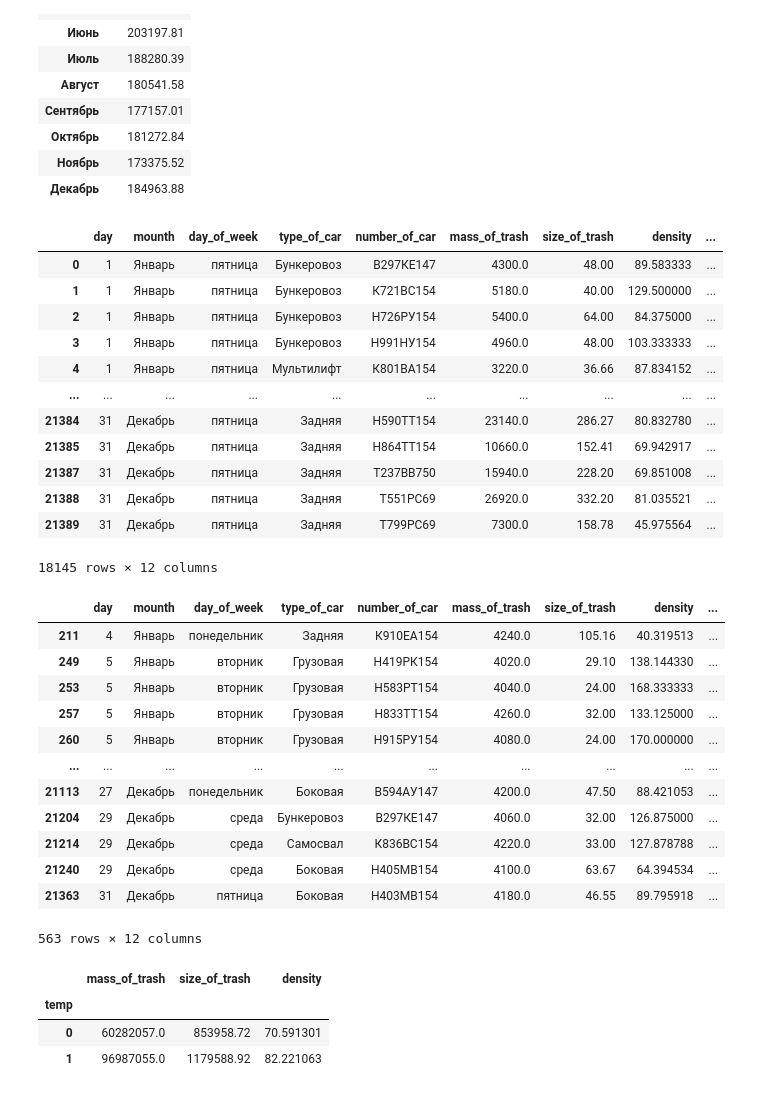
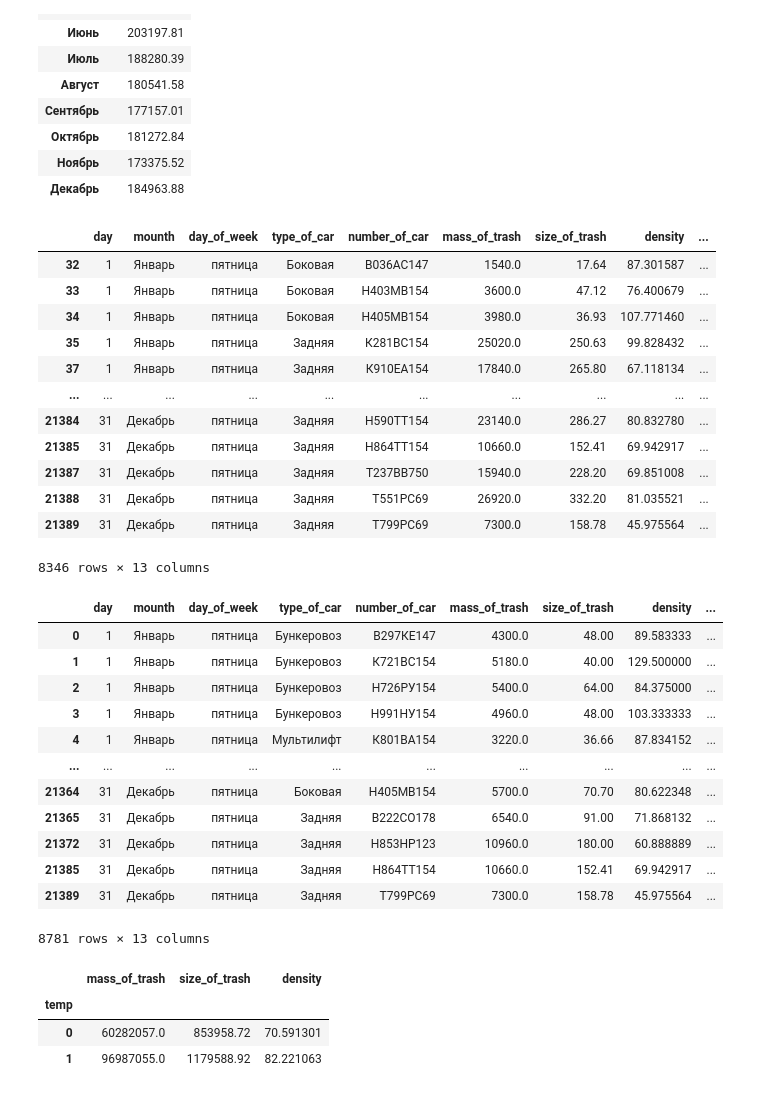
Before and after one commit to ssd2008/GMW, a Jupyter notebook: BMM.ipynb, the cells around one changed output. Drawn from its saved outputs; the diff is of its cells as text; code cells hidden in the pictures.

```diff
--- a/BMM.ipynb
+++ b/BMM.ipynb
@@ -358,8 +368,6 @@ bd.pivot_table(index='mounth', values='mass_of_trash', aggfunc='sum', sort=False
 | Октябрь | 15029407.0 |
 | Ноябрь | 13470460.0 |
 | Декабрь | 12943293.0 |
-# %%
-bd['baki'] = bd['size_of_trash']*0.86/1.1
 # %%
 bd = bd.drop('baki', axis=1)
 # %%
@@ -392,34 +400,34 @@ bd['perehod_cherez_null'] = bd.apply(lambda x: null_or_one(x), axis=1)
 bd[bd['type_of_car'].isin(["Боковая", 'Задняя'])]
 # %% [output]
 |  | day | mounth | day_of_week | type_of_car | number_of_car | mass_of_trash | size_of_trash | density | ... |
-| 0 | 1 | Январь | пятница | Бункеровоз | В297КЕ147 | 4300.0 | 48.00 | 89.583333 | ... |
-| 1 | 1 | Январь | пятница | Бункеровоз | К721ВС154 | 5180.0 | 40.00 | 129.500000 | ... |
-| 2 | 1 | Январь | пятница | Бункеровоз | Н726РУ154 | 5400.0 | 64.00 | 84.375000 | ... |
-| 3 | 1 | Январь | пятница | Бункеровоз | Н991НУ154 | 4960.0 | 48.00 | 103.333333 | ... |
-| 4 | 1 | Январь | пятница | Мультилифт | К801ВА154 | 3220.0 | 36.66 | 87.834152 | ... |
+| 32 | 1 | Январь | пятница | Боковая | В036АС147 | 1540.0 | 17.64 | 87.301587 | ... |
+| 33 | 1 | Январь | пятница | Боковая | Н403МВ154 | 3600.0 | 47.12 | 76.400679 | ... |
+| 34 | 1 | Январь | пятница | Боковая | Н405МВ154 | 3980.0 | 36.93 | 107.771460 | ... |
+| 35 | 1 | Январь | пятница | Задняя | К281ВС154 | 25020.0 | 250.63 | 99.828432 | ... |
+| 37 | 1 | Январь | пятница | Задняя | К910ЕА154 | 17840.0 | 265.80 | 67.118134 | ... |
 | ... | ... | ... | ... | ... | ... | ... | ... | ... | ... |
 | 21384 | 31 | Декабрь | пятница | Задняя | Н590ТТ154 | 23140.0 | 286.27 | 80.832780 | ... |
 | 21385 | 31 | Декабрь | пятница | Задняя | Н864ТТ154 | 10660.0 | 152.41 | 69.942917 | ... |
 | 21387 | 31 | Декабрь | пятница | Задняя | Т237ВВ750 | 15940.0 | 228.20 | 69.851008 | ... |
 | 21388 | 31 | Декабрь | пятница | Задняя | Т551РС69 | 26920.0 | 332.20 | 81.035521 | ... |
 | 21389 | 31 | Декабрь | пятница | Задняя | Т799РС69 | 7300.0 | 158.78 | 45.975564 | ... |
-18145 rows × 12 columns
+8346 rows × 13 columns
 # %%
-bd[bd['mass_of_trash'] > 4000][bd['mass_of_trash'] < 4300]
+bd[bd['mass_of_trash'] > 3000][bd['mass_of_trash'] < 12000]
 # %% [output]
 |  | day | mounth | day_of_week | type_of_car | number_of_car | mass_of_trash | size_of_trash | density | ... |
-| 211 | 4 | Январь | понедельник | Задняя | К910ЕА154 | 4240.0 | 105.16 | 40.319513 | ... |
-| 249 | 5 | Январь | вторник | Грузовая | Н419РК154 | 4020.0 | 29.10 | 138.144330 | ... |
-| 253 | 5 | Январь | вторник | Грузовая | Н583РТ154 | 4040.0 | 24.00 | 168.333333 | ... |
-| 257 | 5 | Январь | вторник | Грузовая | Н833ТТ154 | 4260.0 | 32.00 | 133.125000 | ... |
-| 260 | 5 | Январь | вторник | Грузовая | Н915РУ154 | 4080.0 | 24.00 | 170.000000 | ... |
+| 0 | 1 | Январь | пятница | Бункеровоз | В297КЕ147 | 4300.0 | 48.00 | 89.583333 | ... |
+| 1 | 1 | Январь | пятница | Бункеровоз | К721ВС154 | 5180.0 | 40.00 | 129.500000 | ... |
+| 2 | 1 | Январь | пятница | Бункеровоз | Н726РУ154 | 5400.0 | 64.00 | 84.375000 | ... |
+| 3 | 1 | Январь | пятница | Бункеровоз | Н991НУ154 | 4960.0 | 48.00 | 103.333333 | ... |
+| 4 | 1 | Январь | пятница | Мультилифт | К801ВА154 | 3220.0 | 36.66 | 87.834152 | ... |
 | ... | ... | ... | ... | ... | ... | ... | ... | ... | ... |
-| 21113 | 27 | Декабрь | понедельник | Боковая | В594АУ147 | 4200.0 | 47.50 | 88.421053 | ... |
-| 21204 | 29 | Декабрь | среда | Бункеровоз | В297КЕ147 | 4060.0 | 32.00 | 126.875000 | ... |
-| 21214 | 29 | Декабрь | среда | Самосвал | К836ВС154 | 4220.0 | 33.00 | 127.878788 | ... |
-| 21240 | 29 | Декабрь | среда | Боковая | Н405МВ154 | 4100.0 | 63.67 | 64.394534 | ... |
-| 21363 | 31 | Декабрь | пятница | Боковая | Н403МВ154 | 4180.0 | 46.55 | 89.795918 | ... |
+| 21364 | 31 | Декабрь | пятница | Боковая | Н405МВ154 | 5700.0 | 70.70 | 80.622348 | ... |
+| 21365 | 31 | Декабрь | пятница | Задняя | В222СО178 | 6540.0 | 91.00 | 71.868132 | ... |
+| 21372 | 31 | Декабрь | пятница | Задняя | Н853НР123 | 10960.0 | 180.00 | 60.888889 | ... |
+| 21385 | 31 | Декабрь | пятница | Задняя | Н864ТТ154 | 10660.0 | 152.41 | 69.942917 | ... |
+| 21389 | 31 | Декабрь | пятница | Задняя | Т799РС69 | 7300.0 | 158.78 | 45.975564 | ... |
-563 rows × 12 columns
+8781 rows × 13 columns
 # %%
 def temperatura(x):
     if x['taverage'] < 0:
```
Also changed, not shown: parts of 7 cells of this notebook.
